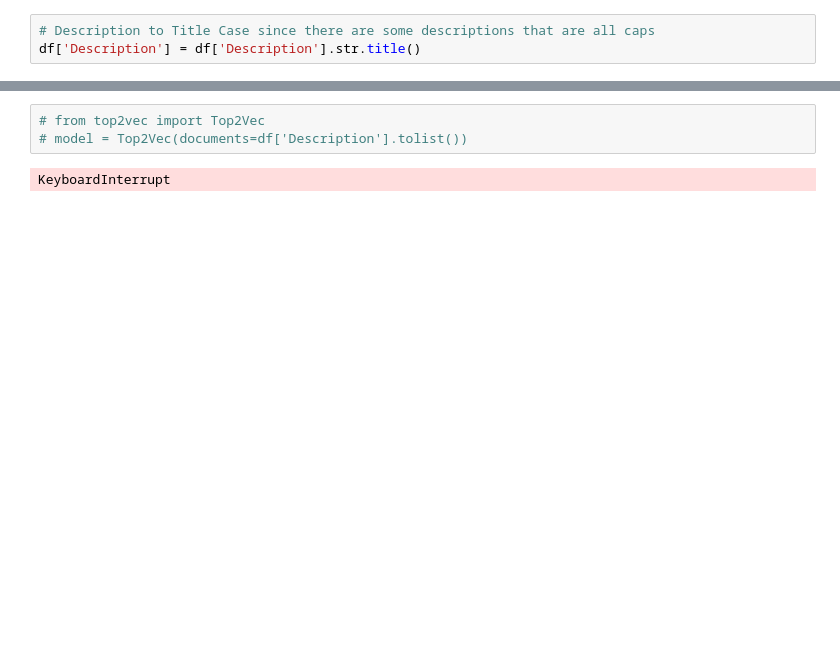
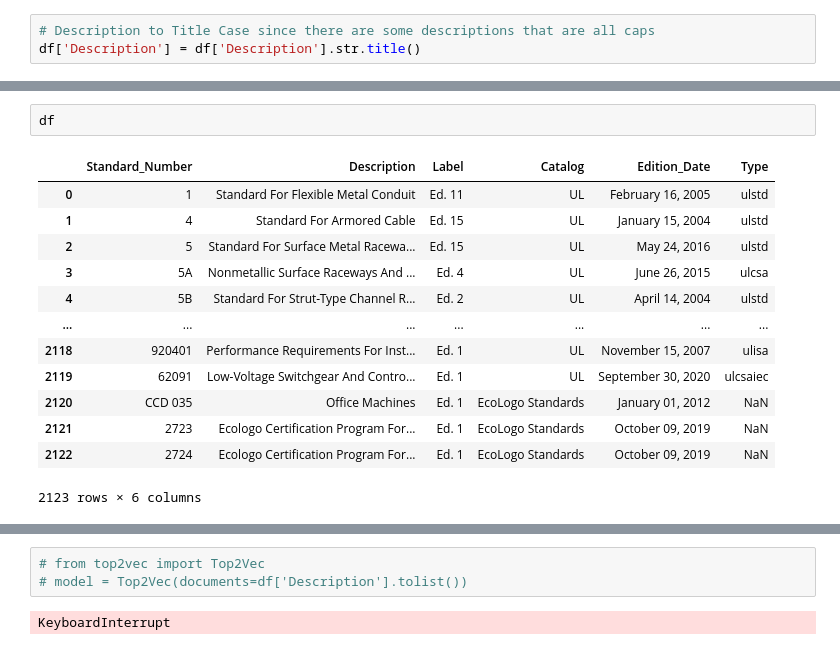
Before and after one commit to kwoolaid725/UL-Standards-Classify, a Jupyter notebook: Top2Vec.ipynb, the cells around one changed output, grey strips where cells are left out. Saved outputs shown, nothing was run; the diff lists cells and outputs as text; blank space fills up the shorter version.

```diff
--- a/Top2Vec.ipynb
+++ b/Top2Vec.ipynb
@@ -17,2 +33,18 @@ df['Description'] = df['Description'].str.title()
+# %%
+df
+# %% [output]
+|  | Standard_Number | Description | Label | Catalog | Edition_Date | Type |
+| 0 | 1 | Standard For Flexible Metal Conduit | Ed. 11 | UL | February 16, 2005 | ulstd |
+| 1 | 4 | Standard For Armored Cable | Ed. 15 | UL | January 15, 2004 | ulstd |
+| 2 | 5 | Standard For Surface Metal Racewa... | Ed. 15 | UL | May 24, 2016 | ulstd |
+| 3 | 5A | Nonmetallic Surface Raceways And ... | Ed. 4 | UL | June 26, 2015 | ulcsa |
+| 4 | 5B | Standard For Strut-Type Channel R... | Ed. 2 | UL | April 14, 2004 | ulstd |
+| ... | ... | ... | ... | ... | ... | ... |
+| 2118 | 920401 | Performance Requirements For Inst... | Ed. 1 | UL | November 15, 2007 | ulisa |
+| 2119 | 62091 | Low-Voltage Switchgear And Contro... | Ed. 1 | UL | September 30, 2020 | ulcsaiec |
+| 2120 | CCD 035 | Office Machines | Ed. 1 | EcoLogo Standards | January 01, 2012 | NaN |
+| 2121 | 2723 | Ecologo Certification Program For... | Ed. 1 | EcoLogo Standards | October 09, 2019 | NaN |
+| 2122 | 2724 | Ecologo Certification Program For... | Ed. 1 | EcoLogo Standards | October 09, 2019 | NaN |
+2123 rows × 6 columns
 # %%
 df['Category'] = ''
```
Also changed, not shown: parts of 4 cells of this notebook.
